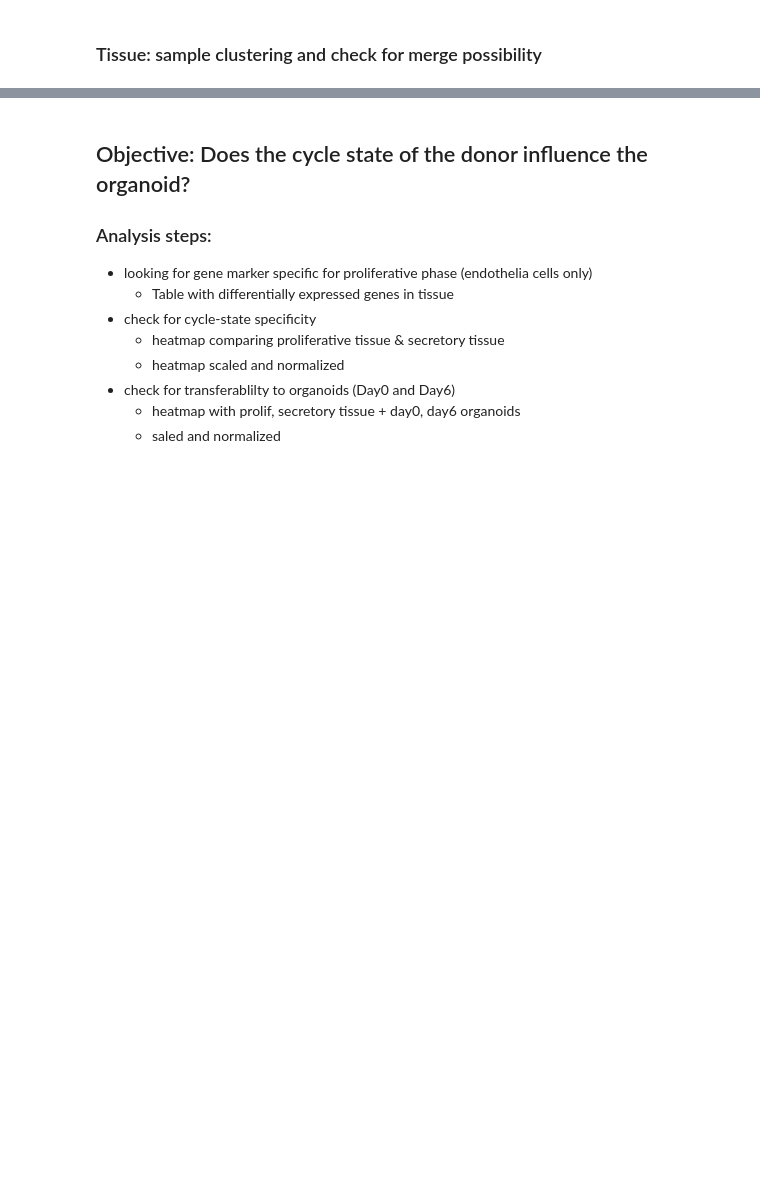
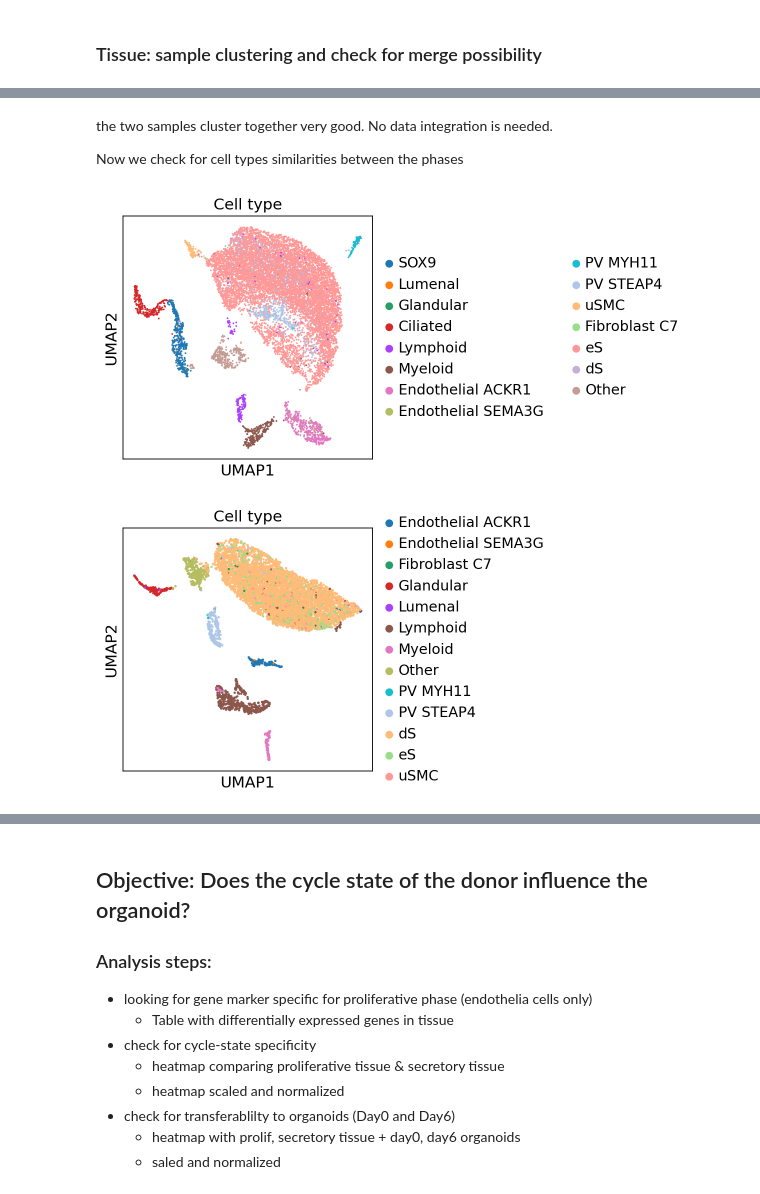
Before and after one commit to vicfabienne/Organoids_sc_WS2122, a Jupyter notebook: processing_notebooks/Code_for_finalreport.ipynb, the cells around one changed output, grey strips where cells are left out. Drawn from its saved outputs; the diff is of its cells as text; code cells hidden in the pictures; blank space fills up the shorter version.

```diff
--- a/processing_notebooks/Code_for_finalreport.ipynb
+++ b/processing_notebooks/Code_for_finalreport.ipynb
@@ -63,0 +128,14 @@ data_list_ti = [adata_ti_pro_1, adata_ti_pro_2, adata_ti_sec_1, adata_ti_sec_2]
+# %%
+for item in data_list_merged_ti:
+    sc.pl.umap(item, color="SampleID")
+# %% [markdown]
+the two samples cluster together very good. No data integration is needed.
+
+Now we check for cell types similarities between the phases
+# %%
+# UMAP for cell types
+for item in data_list_merged_ti:
+    sc.pl.umap(item, color="Cell type") # TODO force color on cell type, for comparability of both plots
+# %% [output]
+[figure, added]
+[figure, added]
```
Also changed, not shown: parts of 15 cells of this notebook.
